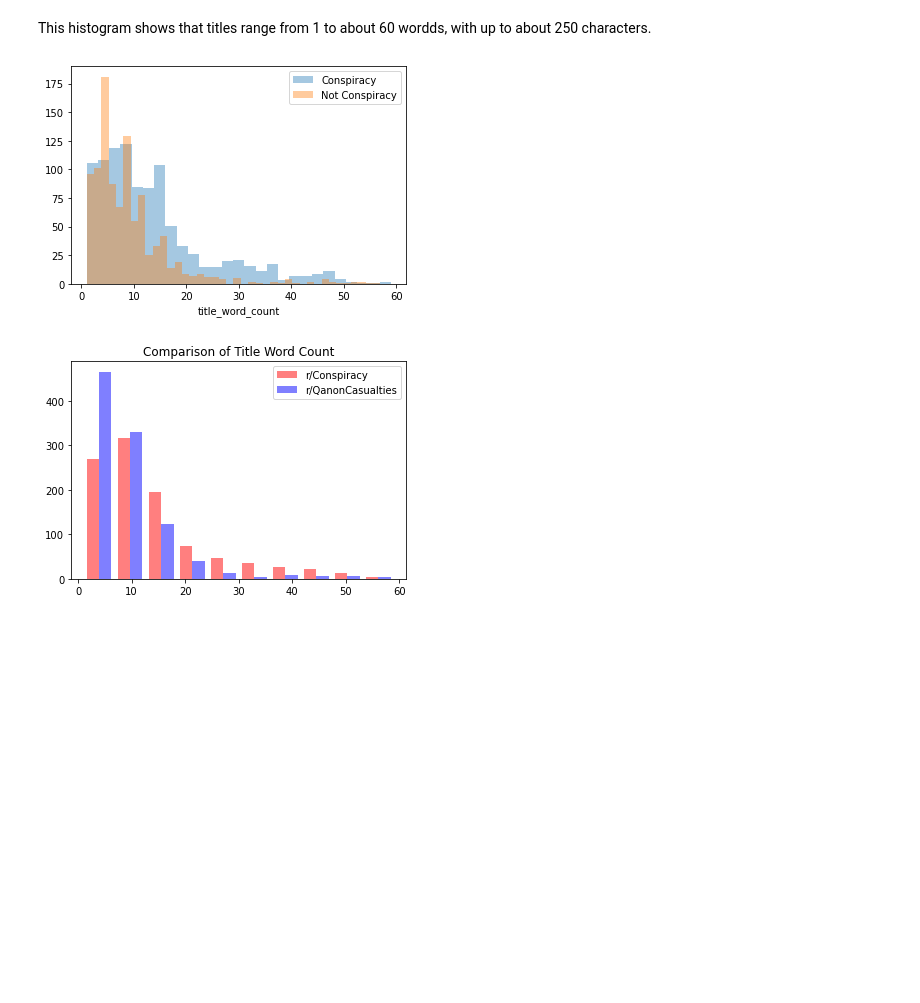
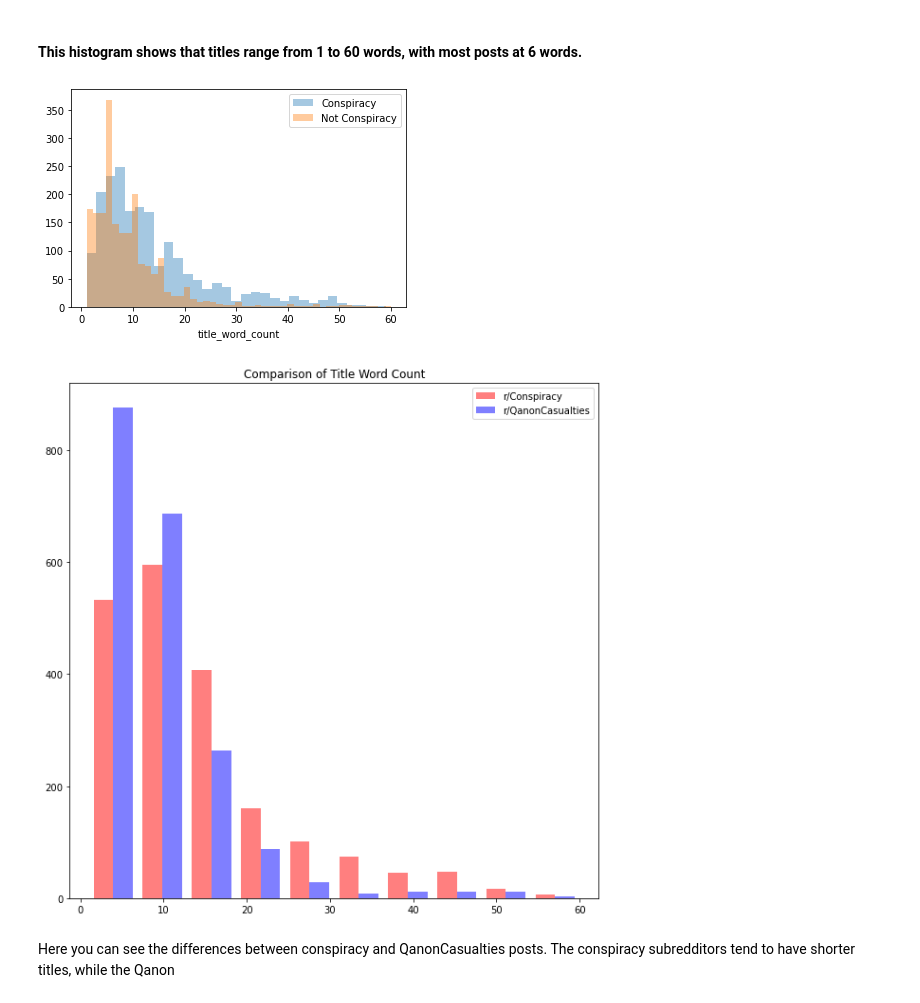
Before and after one commit to mduff12/mduff12, a Jupyter notebook: projects/project3/project_3-master/02 EDA.ipynb, the cells around one changed output. Saved outputs shown, nothing was run; the diff lists cells and outputs as text; code cells hidden in the pictures; blank space fills up the shorter version.

```diff
--- a/projects/project3/project_3-master/02 EDA.ipynb
+++ b/projects/project3/project_3-master/02 EDA.ipynb
@@ -35,0 +59,2 @@ qcas_con.head()
+# %%
+qcas_con.drop([326,577, 607, 609,718, 1406, 1484, 1593,1486,1704,1743,1781], inplace=True)
@@ -155,19 +170,19 @@ qcas_con['title_word_count'].hist(bins=50);
 # %% [markdown]
-This histogram shows that titles range from 1 to about 60 wordds, with up to about 250 characters.
+#### This histogram shows that titles range from 1 to 60 words, with most posts at 6 words.
 # %%
 # submissions/labs/5.02-lab-nlp-eda-master review
 sns.distplot(qcas_con[qcas_con['is_conspiracy'] == 1]['title_word_count'], kde=False, label='Conspiracy')
 sns.distplot(qcas_con[qcas_con['is_conspiracy'] == 0]['title_word_count'], kde=False, label='Not Conspiracy')
 plt.legend();
 # %% [output]
-[figure, old version]
+[figure, new version]
 # %%
 #https://stackoverflow.com/questions/36362624/how-to-plot-multiple-histograms-on-same-plot-with-seaborn
-
+plt.figure(figsize=(10,10))
 plt.title(label = 'Comparison of Title Word Count' )
 cons = qcas_con[qcas_con['is_conspiracy'] == 1]['title_word_count']
 qcasualties = qcas_con[qcas_con['is_conspiracy'] == 0]['title_word_count']
-plt.hist([cons, qcasualties], color=['r','b'], alpha=0.5)
+plt.hist([cons, qcasualties], color=['r','b'], alpha=0.5 )
 plt.legend(['r/Conspiracy', 'r/QanonCasualties'], loc='upper right');
 # %% [output]
-[figure, old version]
+[figure, new version]
@@ -175,0 +189,2 @@ cv = CountVectorizer()
+# %% [markdown]
+Here you can see the differences between conspiracy and QanonCasualties posts. The conspiracy subredditors tend to have shorter titles, while the Qanon
```
Also changed, not shown: parts of 48 cells of this notebook, 19 other files.
